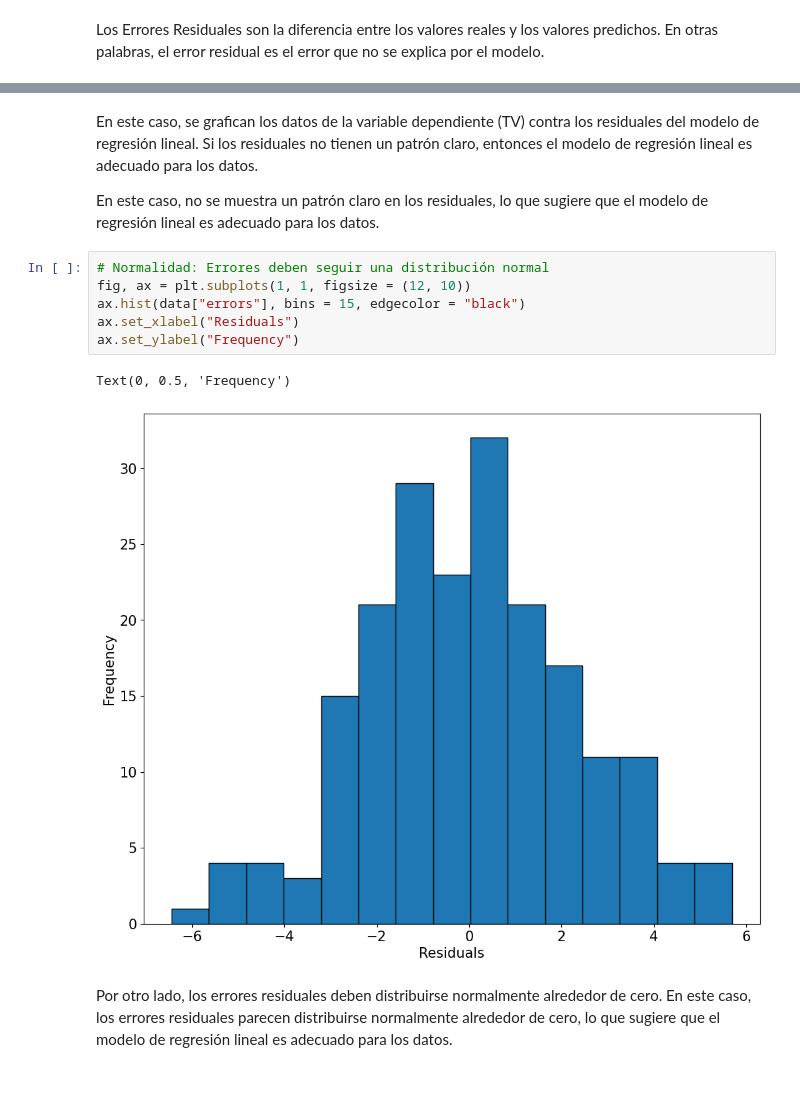
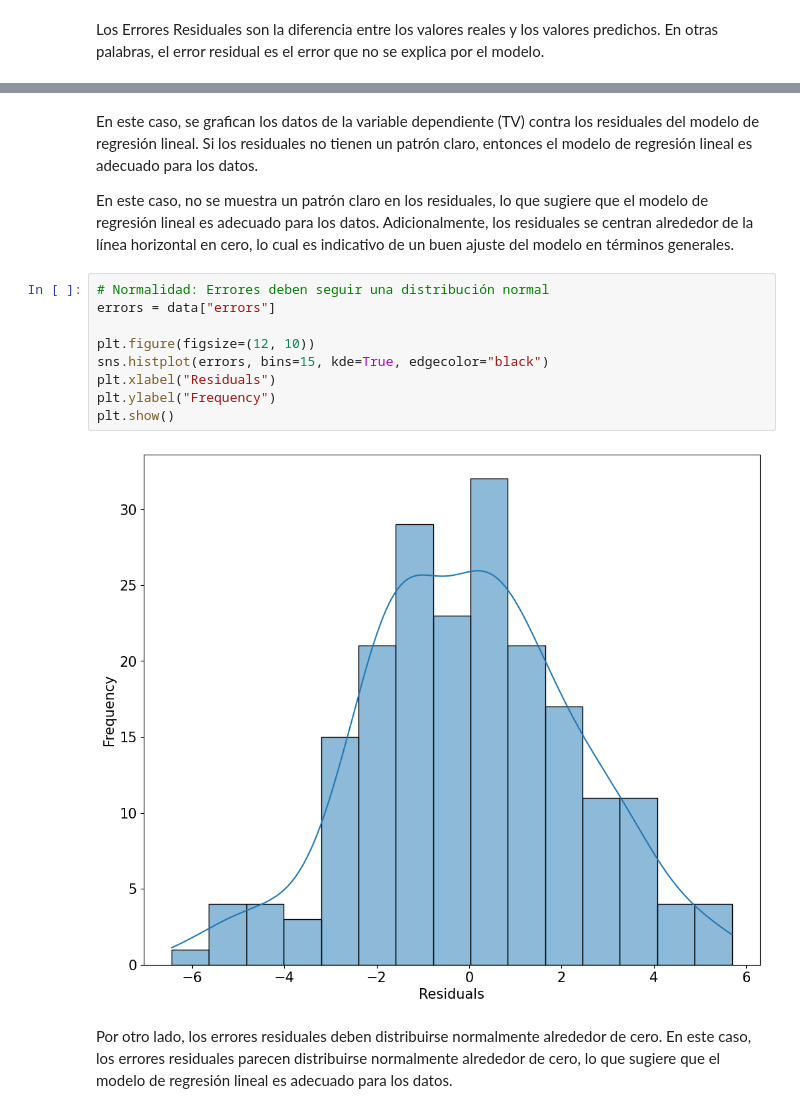
Before and after one commit to gabalvarezmc/AnalisisDatos_T2, a Jupyter notebook: 02-CalculoRegresion.ipynb, the cells around one changed output, grey strips where cells are left out. Drawn from its saved outputs; the diff is of its cells as text; blank space fills up the shorter version.

```diff
--- a/02-CalculoRegresion.ipynb
+++ b/02-CalculoRegresion.ipynb
@@ -174,15 +203,18 @@ ax.legend()
 En este caso, se grafican los datos de la variable dependiente (TV) contra los residuales del modelo de regresión lineal. Si los residuales no tienen un patrón claro, entonces el modelo de regresión lineal es adecuado para los datos.
 
 En este caso, no se muestra un patrón claro en los residuales, lo que sugiere que el modelo de regresión lineal es adecuado para los datos.
+Adicionalmente, los residuales se centran alrededor de la línea horizontal en cero, lo cual es indicativo de un buen ajuste del modelo en términos generales.
 # %%
 # Normalidad: Errores deben seguir una distribución normal
-fig, ax = plt.subplots(1, 1, figsize = (12, 10))
-ax.hist(data["errors"], bins = 15, edgecolor = "black")
-ax.set_xlabel("Residuals")
-ax.set_ylabel("Frequency")
+errors = data["errors"]
+
+plt.figure(figsize=(12, 10))
+sns.histplot(errors, bins=15, kde=True, edgecolor="black")
+plt.xlabel("Residuals")
+plt.ylabel("Frequency")
+plt.show()
 # %% [output]
-Text(0, 0.5, 'Frequency')
-[figure, old version]
+[figure, new version]
 # %% [markdown]
 Por otro lado, los errores residuales deben distribuirse normalmente alrededor de cero. En este caso, los errores residuales parecen distribuirse normalmente alrededor de cero, lo que sugiere que el modelo de regresión lineal es adecuado para los datos.
 # %%
```
Also changed, not shown: parts of 11 cells of this notebook, 1 other file.
